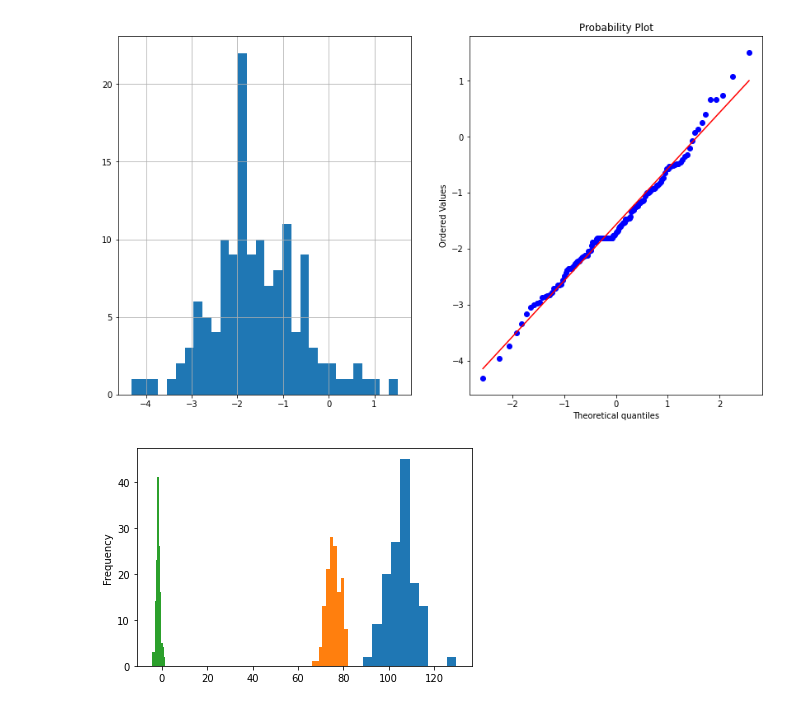
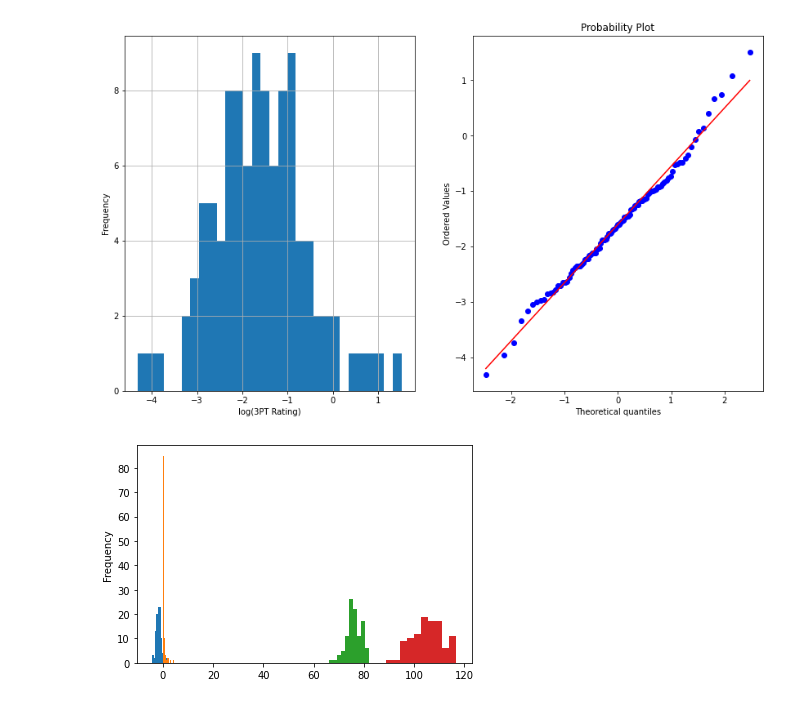
Before and after one commit to andrewli2403/ncaa-transfer-portal-evaluator, a Jupyter notebook: data_processing.ipynb, the cells around one changed output. Drawn from its saved outputs; the diff is of its cells as text; code cells hidden in the pictures.

```diff
--- a/data_processing.ipynb
+++ b/data_processing.ipynb
@@ -4,10 +4,10 @@ import numpy as np
 import matplotlib.pyplot as plt
 import scipy.stats as stats
 # %%
-per_game = pd.read_csv('per_game.csv')
-per_poss = pd.read_csv('per_poss.csv')
-advanced = pd.read_csv('advanced.csv')
-transfers = pd.read_csv('transfers.csv')
+per_game = pd.read_csv('data/per_game.csv')
+per_poss = pd.read_csv('data/per_poss.csv')
+advanced = pd.read_csv('data/advanced.csv')
+transfers = pd.read_csv('data/transfers.csv')
 # %%
 per_game.drop(columns=[per_game.columns[0], 'Unnamed: 27'], axis=1, inplace=True)
 per_poss.drop(columns=[per_poss.columns[0], 'Unnamed: 25'], axis=1, inplace=True)
@@ -23,7 +23,7 @@ data = pd.merge(data, per_poss[['Name', 'ORtg', 'DRtg']], how='left', left_on =
 data.rename(columns={"Name_x": "Name", "Season_x": "Season", "School_x": "School", "Conf_x": "Conf", "G_x": "G", "GS_x": "GS", "MP_x": "MP"}, inplace=True)
 # %%
 #filter out anyone who plays less than 9 minutes based on Bill Goldblatt of 82games.com, scaled down from NBA game
-data = data[(data['MP'] >= 9) & (data['3P'] > 0) & (data['3PA'] > 0)]
+data = data[(data['MP'] >= 9) & (data['3P'] > 0) & (data['3PA'] > 0) & (data['Season'] == '2021-22')]
 data
 # %% [output]
 |  | srcbb_name | Name | Class | Ht | Wt | Immediately Eligible | January Eligible | Season | ... |
@@ -57,15 +60,25 @@ def plotvariable(df, variable):
 # %%
 #logarithmic transformation for more normal distribution
-data["3PT Rating"] = np.log(data["3PT Rating"])
-plotvariable(data,'3PT Rating')
+data["3PT Rating Log"] = np.log(data["3PT Rating"])
+plt.figure(figsize=(14,8))
+plt.subplot(1,2,1) ## means 1 row , 2 columns and 1st plot
+data['3PT Rating Log'].hist(bins=30)
+plt.xlabel('log(3PT Rating)')
+plt.ylabel('Frequency')
+
+## QQ plot
+plt.subplot(1,2,2)
+stats.probplot(data['3PT Rating Log'], dist="norm", plot=plt)
+plt.show()
 # %% [output]
-[figure, old version]
+[figure, new version]
 # %%
-data['DRtg'].plot.hist(); #Blue
-data['Ht'].plot.hist(); #Orange
-data['3PT Rating'].plot.hist(); #Green
+data['3PT Rating Log'].plot.hist(); # Blue
+data['3PT Rating'].plot.hist(); #Orange
+data['Ht'].plot.hist(); #Green
+data['DRtg'].plot.hist(); #Red
 # %% [output]
-[figure, old version]
+[figure, new version]
 # %%
 per_game.to_csv('per_game.csv', index=False)
 per_poss.to_csv(r'per_poss.csv', index=False)
```
Also changed, not shown: parts of 3 cells of this notebook, 11 other files.
